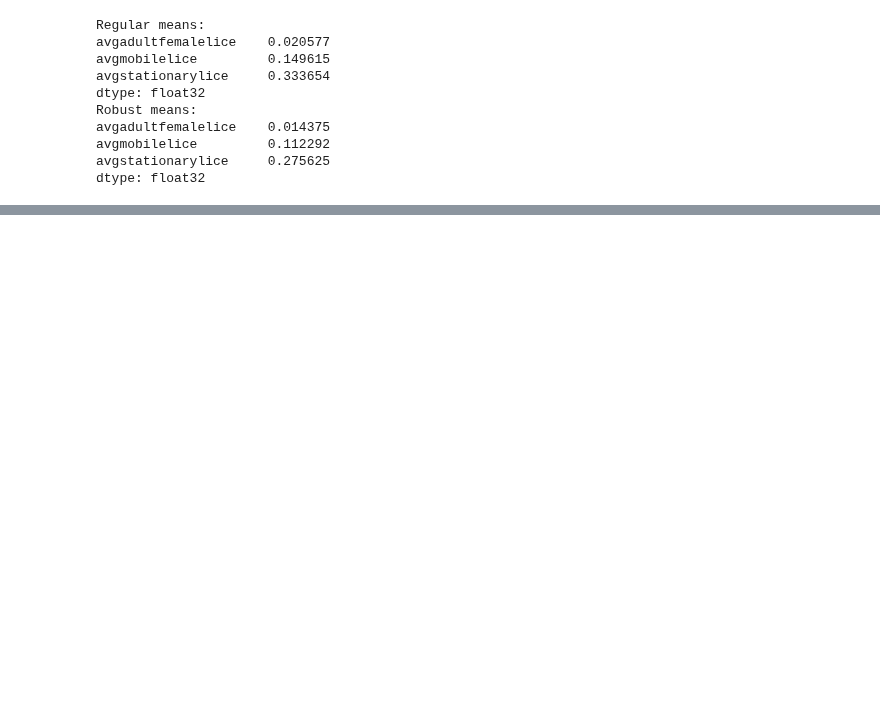
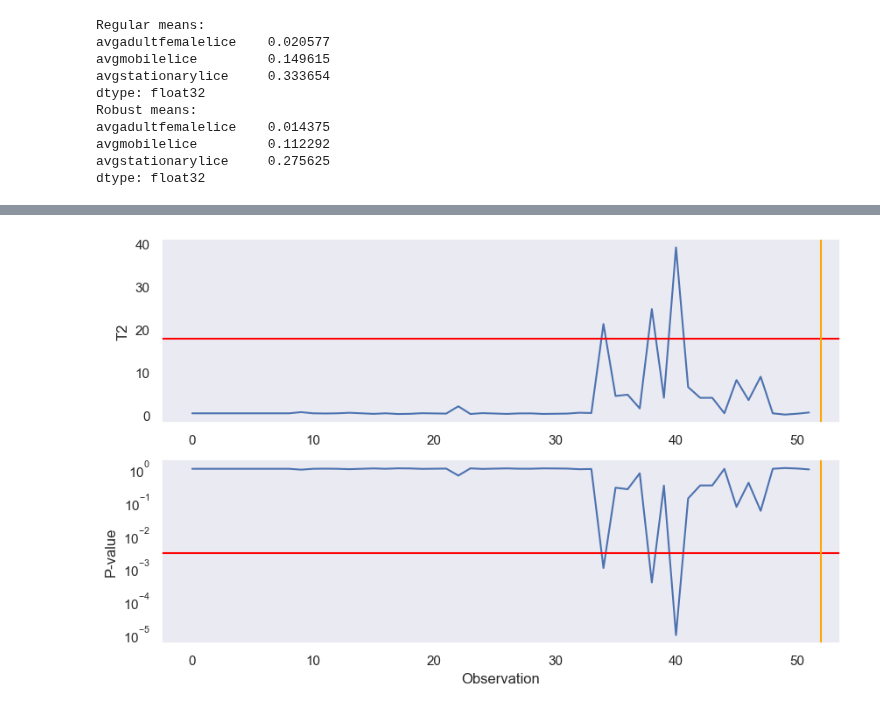
Before and after one commit to erlendrisvik/Compulsories, a Jupyter notebook: CA2/CA2.ipynb, the cells around one changed output, grey strips where cells are left out. Cells and saved outputs as stored; diff of their text form; code cells hidden in the pictures; blank space fills up the shorter version.

```diff
--- a/CA2/CA2.ipynb
+++ b/CA2/CA2.ipynb
@@ -545,0 +571,32 @@ dtype: float32
+# %%
+def Hotellings_T2(X, mean, cov, n, alpha = 0.01):
+    T2 = np.sum(((X-mean) @ np.linalg.inv(cov)) * (X-mean), axis=-1)
+    p = len(mean)
+    F = (n-p)/(p*(n-1))*T2
+    P = stats.f.sf(F, p, n-p)
+    # Critical value
+    c = stats.f.isf(alpha, p, n-p)*p*(n-1)/(n-p)
+    return (T2, F, P, c)
+# %%
+# Apply Hotellings_T2 and plot
+alpha = 0.0027
+T2, F, P, c = Hotellings_T2(lice_data[cols].values, mean, cov, 52, alpha)
+plt.figure(figsize=(10,6))
+plt.subplot(211)
+plt.plot(T2)
+plt.grid()
+plt.axhline(c, color="red")
+plt.axvline(52, color="orange")
+plt.ylabel("T2")
+plt.subplot(212)
+# Plot P on a logarithmic scale
+plt.plot(P)
+plt.yscale("log")
+plt.grid()
+plt.axhline(alpha, color="red")
+plt.axvline(52, color="orange")
+plt.ylabel("P-value")
+plt.xlabel("Observation")
+plt.show()
+# %% [output]
+[figure, added]
```
Also changed, not shown: parts of 5 cells of this notebook.
